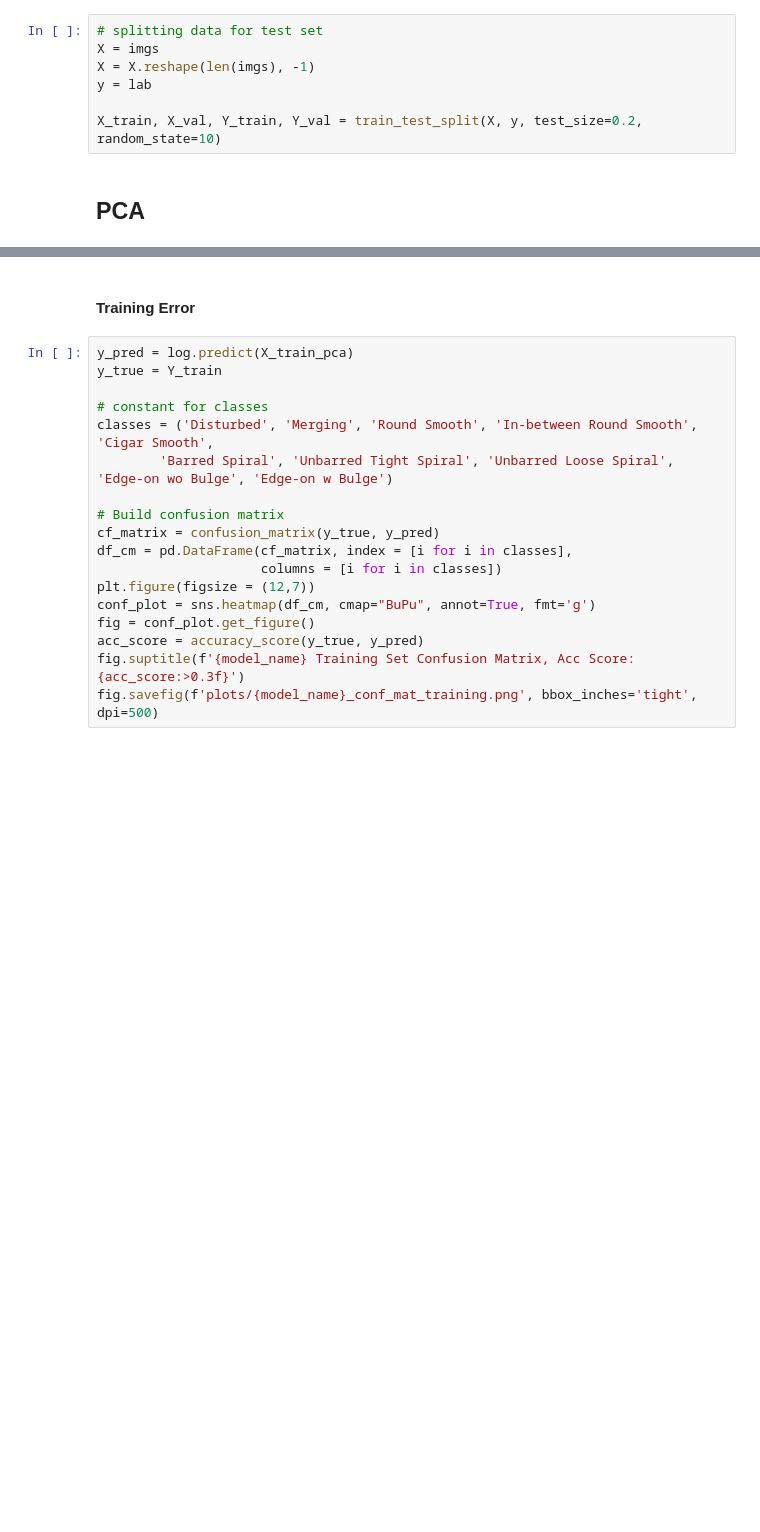
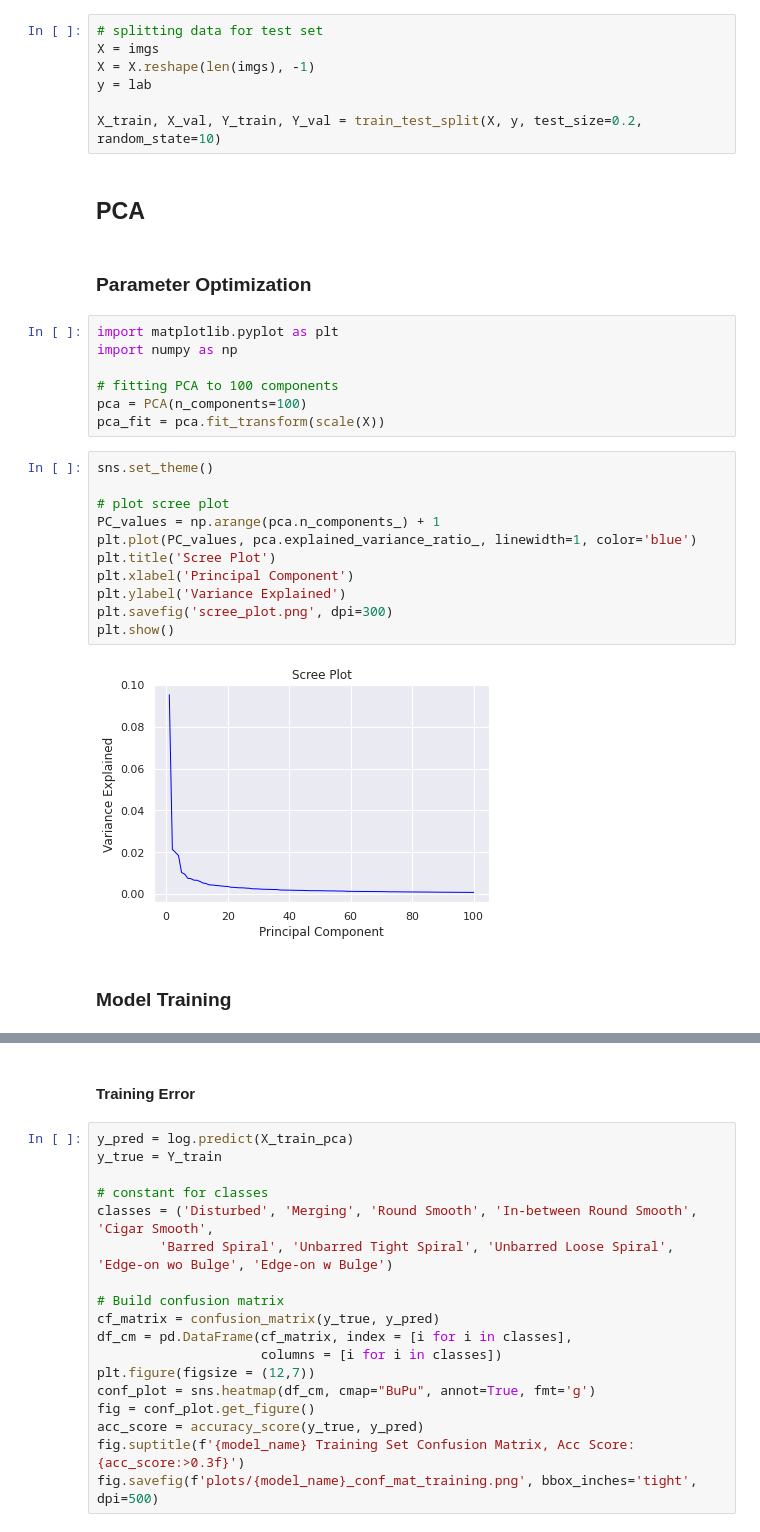
Before and after one commit to joshua-peirce/Galaxy_Classification, a Jupyter notebook: pca_logistic.ipynb, the cells around one changed output, grey strips where cells are left out. Saved outputs shown, nothing was run; the diff lists cells and outputs as text; blank space fills up the shorter version.

```diff
--- a/pca_logistic.ipynb
+++ b/pca_logistic.ipynb
@@ -31,5 +31,29 @@ y = lab
 X_train, X_val, Y_train, Y_val = train_test_split(X, y, test_size=0.2, random_state=10)
 # %% [markdown]
 ## PCA
+# %% [markdown]
+### Parameter Optimization
+# %%
+import matplotlib.pyplot as plt
+import numpy as np
+
+# fitting PCA to 100 components
+pca = PCA(n_components=100)
+pca_fit = pca.fit_transform(scale(X))
+# %%
+sns.set_theme()
+
+# plot scree plot
+PC_values = np.arange(pca.n_components_) + 1
+plt.plot(PC_values, pca.explained_variance_ratio_, linewidth=1, color='blue')
+plt.title('Scree Plot')
+plt.xlabel('Principal Component')
+plt.ylabel('Variance Explained')
+plt.savefig('scree_plot.png', dpi=300)
+plt.show()
+# %% [output]
+[figure, added]
+# %% [markdown]
+### Model Training
 # %%
 # PCA followed by logistic regression
```
Also changed, not shown: parts of 7 cells of this notebook, 1 other file.
